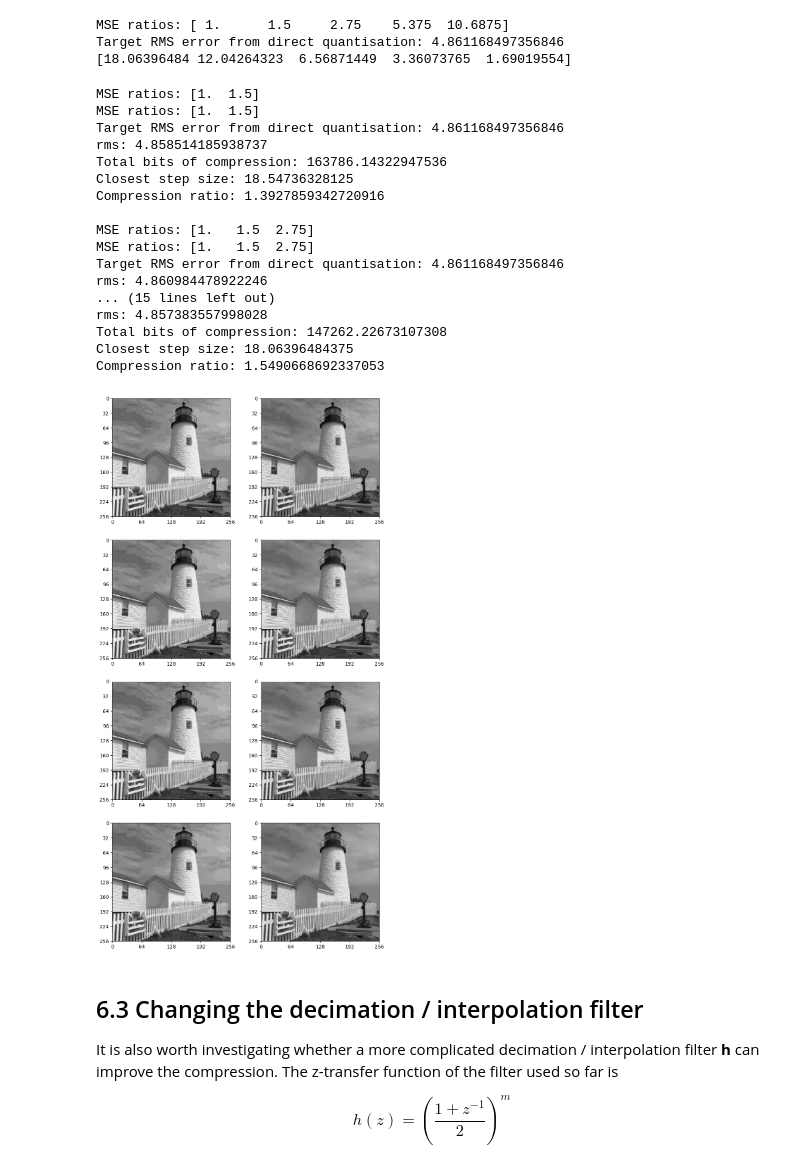
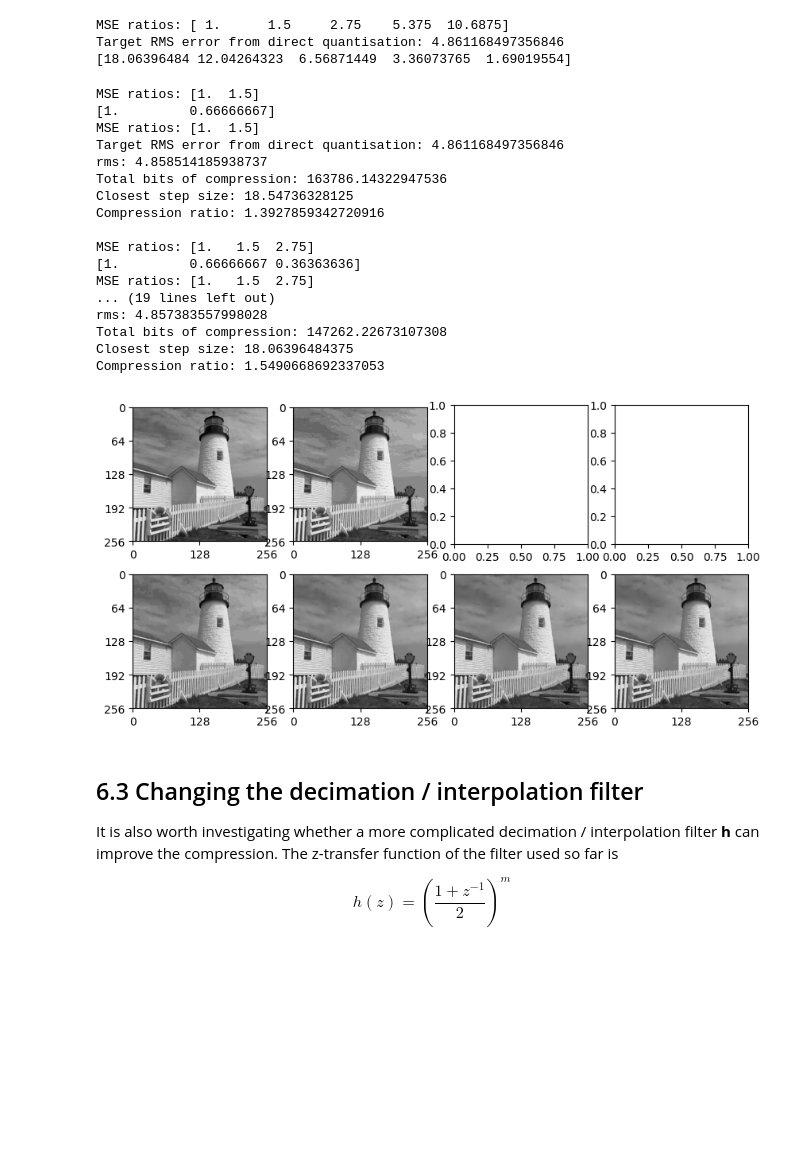
Before and after one commit to Aaron-AA0721/cued_sf2_lab, a Jupyter notebook: 6-laplacian-pyramid.ipynb, the cells around one changed output. Cells and saved outputs as stored; diff of their text form; code cells hidden in the pictures; blank space fills up the shorter version.

```diff
--- a/6-laplacian-pyramid.ipynb
+++ b/6-laplacian-pyramid.ipynb
@@ -581,42 +582,43 @@ Target RMS error from direct quantisation: 4.861168497356846
 [18.06396484 12.04264323  6.56871449  3.36073765  1.69019554]
 # %%
 # Find the compression ratios for equal mse
-fig, axs = plt.subplots(4,2, figsize=(10, 20))
-
+fig, axs = plt.subplots(2,4, figsize=(10, 5))
+plot_image(X, ax=axs[0,0])
+plot_image(quantise(X,17), ax=axs[0,1])
 for i in range(1,5):
     ratios = find_step_size_ratios_for_equal_MSE(X, i, h)
+    print(ratios)
     first_step_size = find_quantisation_step_for_equal_MSE(X, h, i, 17, tolerance=0.01, min_step=1, max_step=100)
     laplacian_pyramid_imgs = pyNenc(X, h, i, ratios*first_step_size)
     decoded_imgs = pyNdec(laplacian_pyramid_imgs, h)
     print("rms:", np.std(X - decoded_imgs[0]))
     num_bits_of_compression = [num_bits(img, bpp(img)) for img, step_size in zip(laplacian_pyramid_imgs, step_size_per_layer)]
     print("Total bits of compression:", np.sum(num_bits_of_compression))
 
     rms = np.std(X - decoded_imgs[0])
     # closest_step = same_rms_error(X, rms)
-    plot_image(quantise(X, 17), ax=axs[i-1,0])
-    plot_image(decoded_imgs[0], ax=axs[i-1,1])
+    plot_image(decoded_imgs[0], ax=axs[1,i-1])
     print(f'Closest step size: {first_step_size}')
     print(f'Compression ratio: {num_bits(X, bpp(quantise(X,17))) / np.sum(num_bits_of_compression)}\n')
 # %% [output]
 MSE ratios: [1.  1.5]
+[1.         0.66666667]
 MSE ratios: [1.  1.5]
 Target RMS error from direct quantisation: 4.861168497356846
 rms: 4.858514185938737
 Total bits of compression: 163786.14322947536
 Closest step size: 18.54736328125
 Compression ratio: 1.3927859342720916
 
 MSE ratios: [1.   1.5  2.75]
+[1.         0.66666667 0.36363636]
 MSE ratios: [1.   1.5  2.75]
-Target RMS error from direct quantisation: 4.861168497356846
-rms: 4.860984478922246
-... (15 lines left out)
+... (19 lines left out)
 rms: 4.857383557998028
 Total bits of compression: 147262.22673107308
 Closest step size: 18.06396484375
 Compression ratio: 1.5490668692337053
-[figure, old version]
+[figure, new version]
 # %% [markdown]
 ## 6.3 Changing the decimation / interpolation filter
 It is also worth investigating whether a more complicated decimation / interpolation filter **h** can improve the compression. The z-transfer function of the filter used so far is
```
Also changed, not shown: parts of 2 cells of this notebook, 3 other files.
